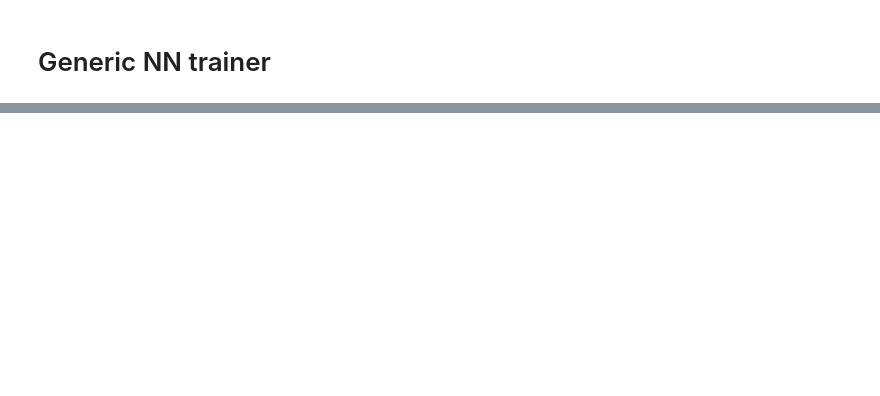
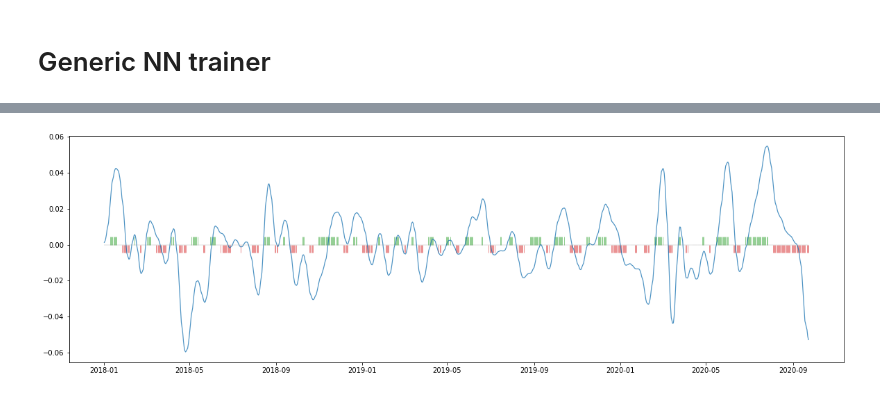
Before and after one commit to renero/trader, a Jupyter notebook: resources/generic nn trainer.ipynb, the cells around one changed output, grey strips where cells are left out. Cells and saved outputs as stored; diff of their text form; code cells hidden in the pictures; blank space fills up the shorter version.

Commit message:
seeds init and plots for marks

```diff
--- a/resources/generic nn trainer.ipynb
+++ b/resources/generic nn trainer.ipynb
@@ -37,0 +36,14 @@ The lab_black extension is already loaded. To reload it, use:
+# %%
+argv = [
+    "",
+    "-c",
+    "../src/predictor/params.eurusd.yaml",
+    "-f",
+    "../data/EURUSD/EURUSD_2018_2020.csv",
+    "--window",
+    "5",
+    "--epochs",
+    "50",
+    "train",
+]
+params = CSDictionary(args=argv)
@@ -72,0 +68,4 @@ def run(name, binary=False):
+# %%
+plot_marks(ticks.data, "gmf", "mono_gmf")
+# %% [output]
+[figure, added]
```
Also changed, not shown: parts of 8 cells of this notebook, 4 other files.
